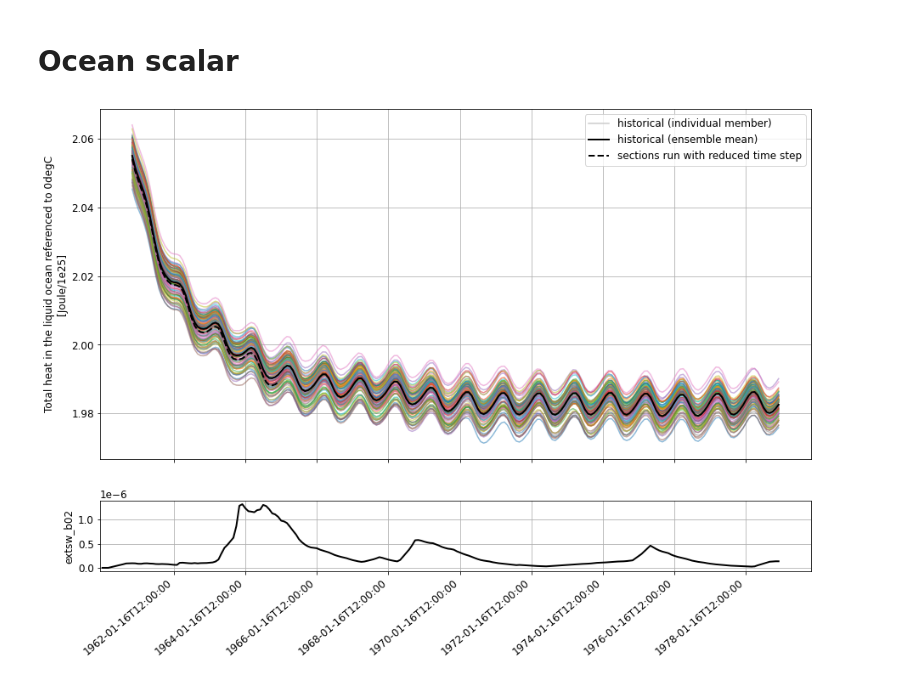
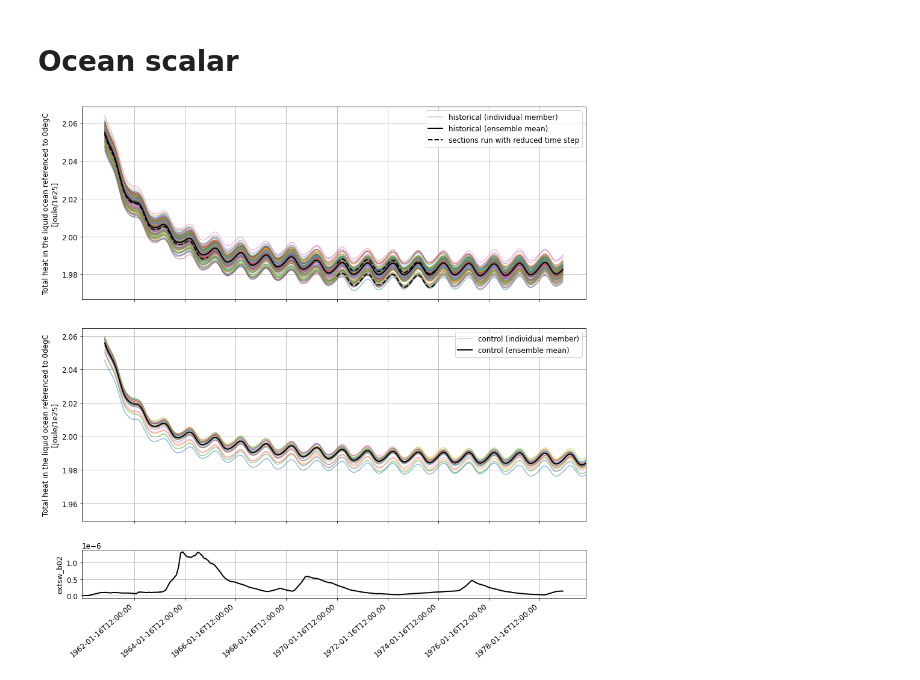
Before and after one commit to dougiesquire/cm-historical, a Jupyter notebook: notebooks/hist.ipynb, the cells around one changed output. Cells and saved outputs as stored; diff of their text form; code cells hidden in the pictures.

```diff
--- a/notebooks/hist.ipynb
+++ b/notebooks/hist.ipynb
@@ -21,16 +21,14 @@ ensembles = 96
 # Ocean scalar
 # %%
 def reduced_dt_sections(mom_outs):
-    mom_outs = [mom_out for mom_out in mom_outs if '_months_done' in mom_out]
+    mom_outs = ['.0_months_done']+[mom_out for mom_out in mom_outs if '_months_done' in mom_out]
     sorted_mom_outs = sorted(mom_outs, key=lambda x: int(x.rpartition('_months_done')[0].split('.')[-1]))
-    i_start = 0
     reduced = []
     for i in range(len(sorted_mom_outs)):
-        mom_out = sorted_mom_outs[i]
-        if 'o900' in mom_out:
-            i_end = int(mom_out.rpartition('_months_done')[0].split('.')[-1])
+        if 'o900' in sorted_mom_outs[i]:
+            i_start = int(sorted_mom_outs[i-1].rpartition('_months_done')[0].split('.')[-1])
+            i_end = int(sorted_mom_outs[i].rpartition('_months_done')[0].split('.')[-1])
             reduced.append((i_start,i_end))
-            i_start = i_end
     return reduced
 # %%
 variable = 'temp_total'
@@ -50,8 +48,9 @@ ds = xr.concat(ds, dim='ensemble')
 # ds_anom = ds.groupby('time.month') - clim
 ds_anom = ds
 # %%
-fig, (ax0, ax1) = plt.subplots(2, 1, gridspec_kw={'height_ratios': [5, 1]}, figsize=(15,10))
+fig, (ax0, ax1, ax2) = plt.subplots(3, 1, gridspec_kw={'height_ratios': [4, 4, 1]}, figsize=(15,15))
 
+# ====================================================================
 plot_ensembles = ds_anom.ensemble.values
 for idx, e in enumerate(plot_ensembles):
     ax0.plot([np.datetime64(t.strftime()) for t in ds_anom.time.values],
@@ -69,37 +68,60 @@ for idx, e in enumerate(plot_ensembles):
                      color='k', linestyle='--', linewidth=2,
                      label='__nolabel__')
 ax0.plot([np.nan, np.nan], [np.nan, np.nan],
          color=[0.8,0.8,0.8], label='historical (individual member)')
 
 ax0.plot([np.datetime64(t.strftime()) for t in ds_anom.time.values],
          ds_anom.mean('ensemble'),
          label='historical (ensemble mean)', color='k', linewidth=2)
 
 ax0.plot([np.nan, np.nan], [np.nan, np.nan],
          color='k', linestyle='--', linewidth=2, label='sections run with reduced time step')
 
 ax0.legend(ncol=1)
 ax0.set_ylabel(f'{ds_anom.attrs["long_name"]}\n[{ds_anom.attrs["units"]}]');
 ax0.grid()
 xticks = [np.datetime64(t.strftime()) for t in ds_anom.time.values[2+12::24]]
 ax0.set_xticks(xticks)
 ax0.set_xticklabels([])
 xlims = ax0.get_xlim()
 
+# ====================================================================
+ctrl = xr.open_dataset('c5-d60-pX-ctrl-19601101-temp_total.nc')['temp_total']
+
+plot_ensembles = list(range(1,7))+list(range(8,10))+list(range(11,23))
+for idx, e in enumerate(plot_ensembles):
+    ax1.plot([np.datetime64(t.strftime()) for t in ctrl.time.values],
+         ctrl.sel(ensemble=e),
+         label='__nolabel__',
+         linewidth=1.5, alpha=0.5)
+ax1.plot([np.nan, np.nan], [np.nan, np.nan],
+         color=[0.8,0.8,0.8], label='control (individual member)')
+
+ax1.plot([np.datetime64(t.strftime()) for t in ctrl.time.values],
+         ctrl.mean('ensemble'),
+         label='control (ensemble mean)', color='k', linewidth=2)
+
+ax1.legend(ncol=1)
+ax1.set_ylabel(f'{ds_anom.attrs["long_name"]}\n[{ds_anom.attrs["units"]}]');
+ax1.grid()
+ax1.set_xticks(xticks)
+ax1.set_xticklabels([])
+ax1.set_xlim(xlims);
+
 f = xr.open_dataset(
     f'/g/data/xv83/ds0092/CAFE/historical/WIP/c5-d60-pX-hist-19601101-96mem/mem001/INPUT/extsw_data.nc')
 
 period = slice(str(ds_anom.time[0].dt.year.values),
                str(ds_anom.time[-1].dt.year.values))
 lev = 60
 
 lat_mean = f['extsw_b02'].sel(time=period).mean('lat')
-ax1.plot([np.datetime64(t.strftime()) for t in lat_mean.time.values],
+ax2.plot([np.datetime64(t.strftime()) for t in lat_mean.time.values],
         lat_mean.sel(pfull=lev, method='nearest'), color='k', linewidth=2)
-ax1.set_xticks(xticks)
-ax1.set_xticklabels(xticks, rotation=40, ha='right');
-ax1.set_ylabel('extsw_b02');
-ax1.grid()
-ax1.set_xlim(xlims);
+ax2.set_xticks(xticks)
+ax2.set_xticklabels(xticks, rotation=40, ha='right');
+ax2.set_ylabel('extsw_b02');
+ax2.grid()
+ax2.set_xlim(xlims);
 # %% [output]
-[figure, old version]
+[figure, new version]
```
